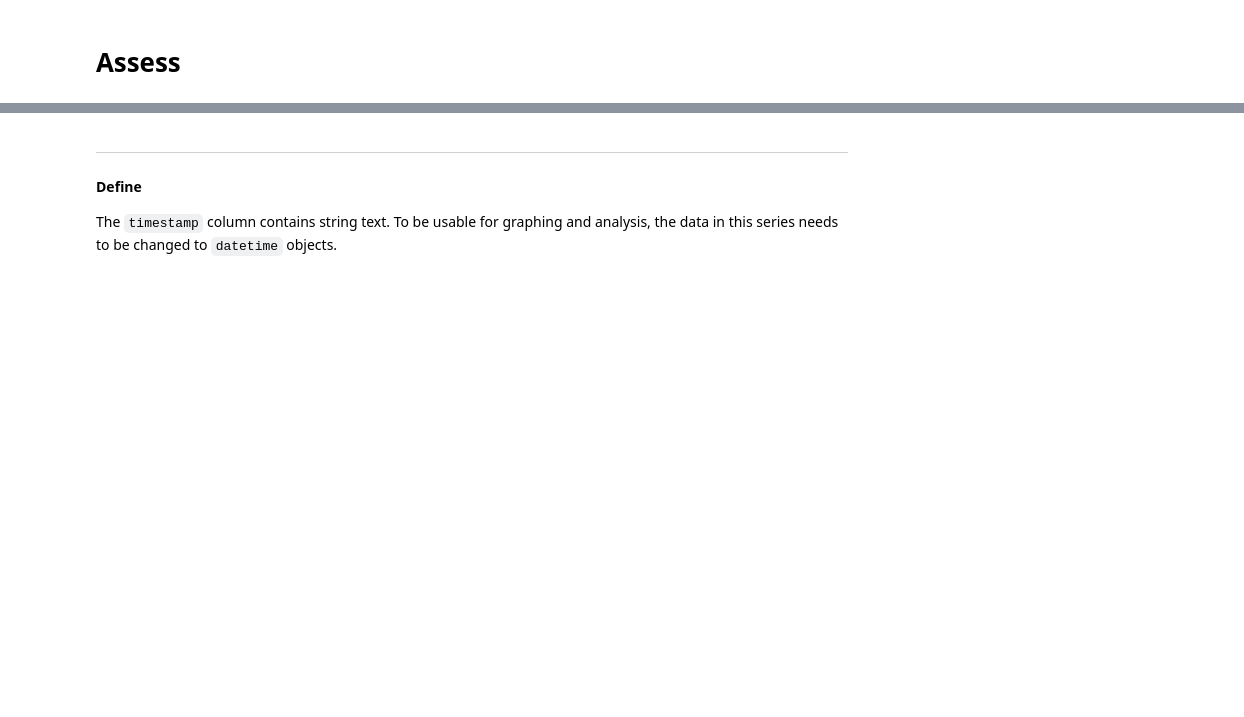
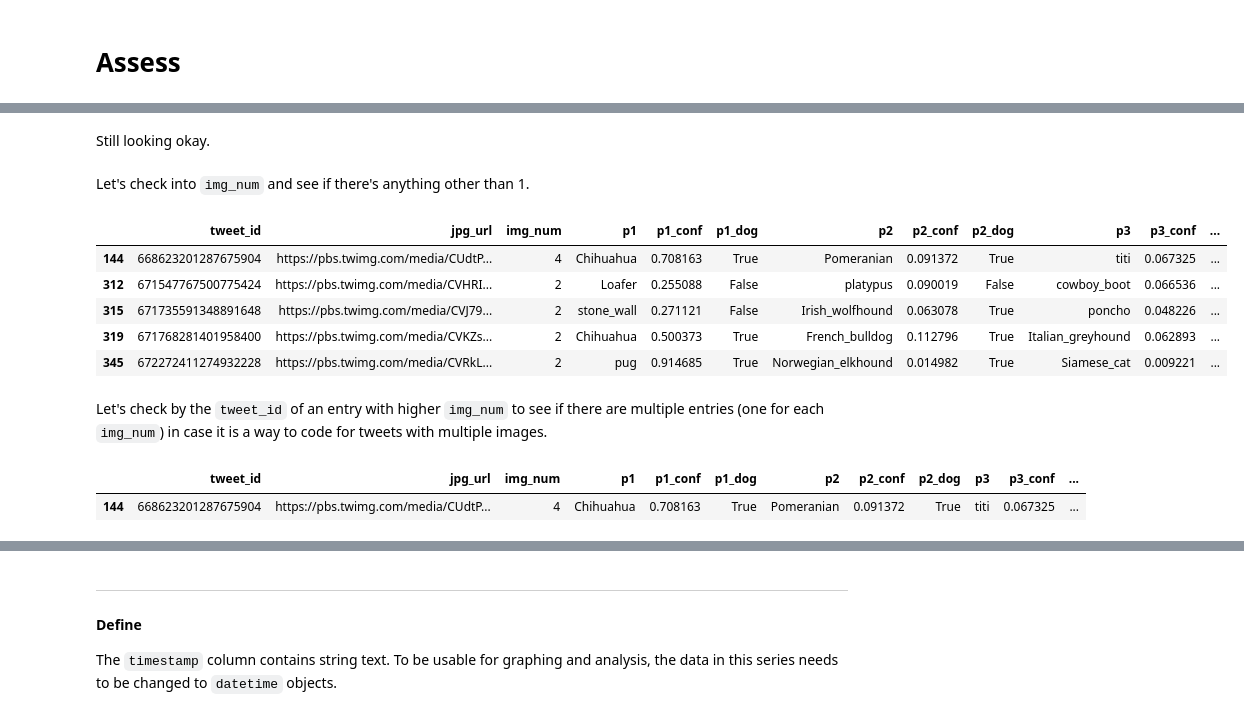
Before and after one commit to cmdellinger/Udacity, a Jupyter notebook: Data-Analysis-Nanodegree/Term 2/P2/wrangle_act.ipynb, the cells around one changed output, grey strips where cells are left out. Cells and saved outputs as stored; diff of their text form; code cells hidden in the pictures; blank space fills up the shorter version.

```diff
--- a/Data-Analysis-Nanodegree/Term 2/P2/wrangle_act.ipynb
+++ b/Data-Analysis-Nanodegree/Term 2/P2/wrangle_act.ipynb
@@ -136,0 +207,23 @@ tweet_archive_df.retweeted_status_user_id.value_counts()
+# %% [markdown]
+Still looking okay.
+# %% [markdown]
+Let's check into `img_num` and see if there's anything other than 1.
+# %%
+# image_predictions_df[image_predictions_df.img_num != 1]
+
+# there's a lot; let's narrow it down to a slice
+image_predictions_df[image_predictions_df.img_num != 1][0:5]
+# %% [output]
+|  | tweet_id | jpg_url | img_num | p1 | p1_conf | p1_dog | p2 | p2_conf | p2_dog | p3 | p3_conf | ... |
+| 144 | 668623201287675904 | https://pbs.twimg.com/media/CUdtP... | 4 | Chihuahua | 0.708163 | True | Pomeranian | 0.091372 | True | titi | 0.067325 | ... |
+| 312 | 671547767500775424 | https://pbs.twimg.com/media/CVHRI... | 2 | Loafer | 0.255088 | False | platypus | 0.090019 | False | cowboy_boot | 0.066536 | ... |
+| 315 | 671735591348891648 | https://pbs.twimg.com/media/CVJ79... | 2 | stone_wall | 0.271121 | False | Irish_wolfhound | 0.063078 | True | poncho | 0.048226 | ... |
+| 319 | 671768281401958400 | https://pbs.twimg.com/media/CVKZs... | 2 | Chihuahua | 0.500373 | True | French_bulldog | 0.112796 | True | Italian_greyhound | 0.062893 | ... |
+| 345 | 672272411274932228 | https://pbs.twimg.com/media/CVRkL... | 2 | pug | 0.914685 | True | Norwegian_elkhound | 0.014982 | True | Siamese_cat | 0.009221 | ... |
+# %% [markdown]
+Let's check by the `tweet_id` of an entry with higher `img_num` to see if there are multiple entries (one for each `img_num`) in case it is a way to code for tweets with multiple images.
+# %%
+image_predictions_df[image_predictions_df.tweet_id == 668623201287675904]
+# %% [output]
+|  | tweet_id | jpg_url | img_num | p1 | p1_conf | p1_dog | p2 | p2_conf | p2_dog | p3 | p3_conf | ... |
+| 144 | 668623201287675904 | https://pbs.twimg.com/media/CUdtP... | 4 | Chihuahua | 0.708163 | True | Pomeranian | 0.091372 | True | titi | 0.067325 | ... |
```
Also changed, not shown: parts of 70 cells of this notebook, 2 other files.
